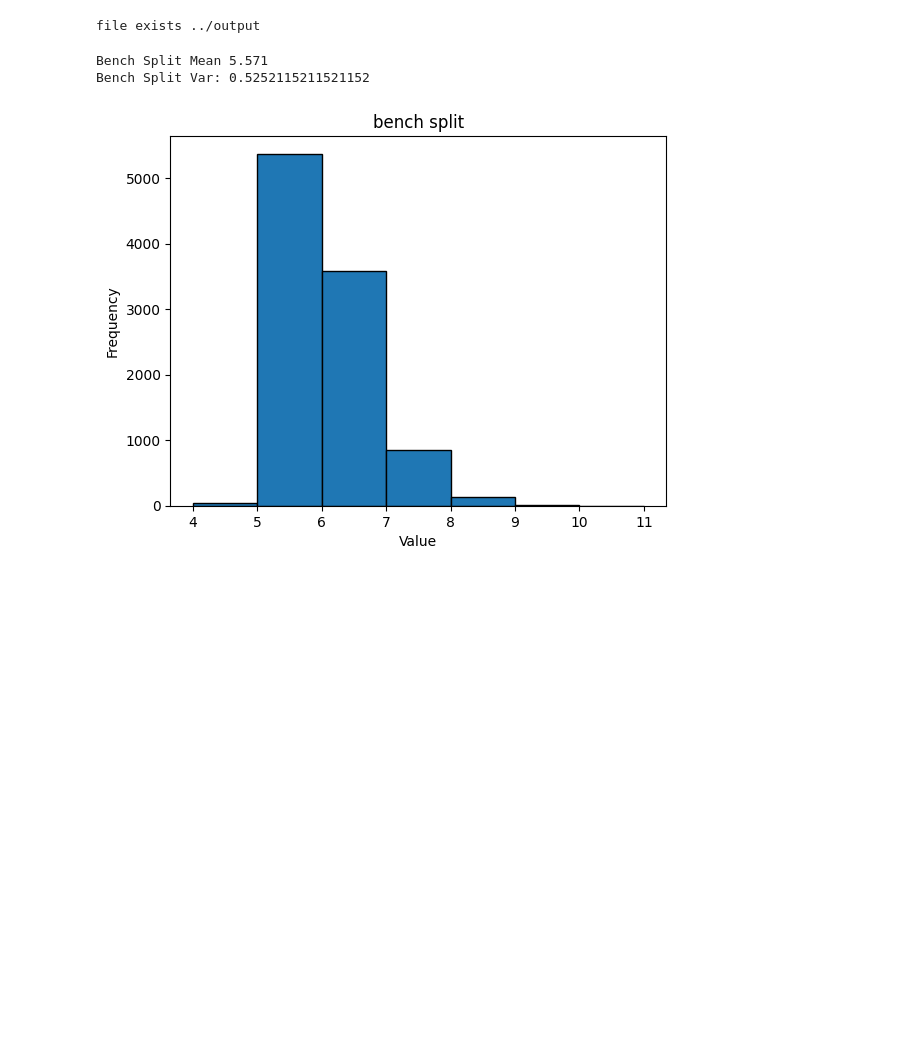
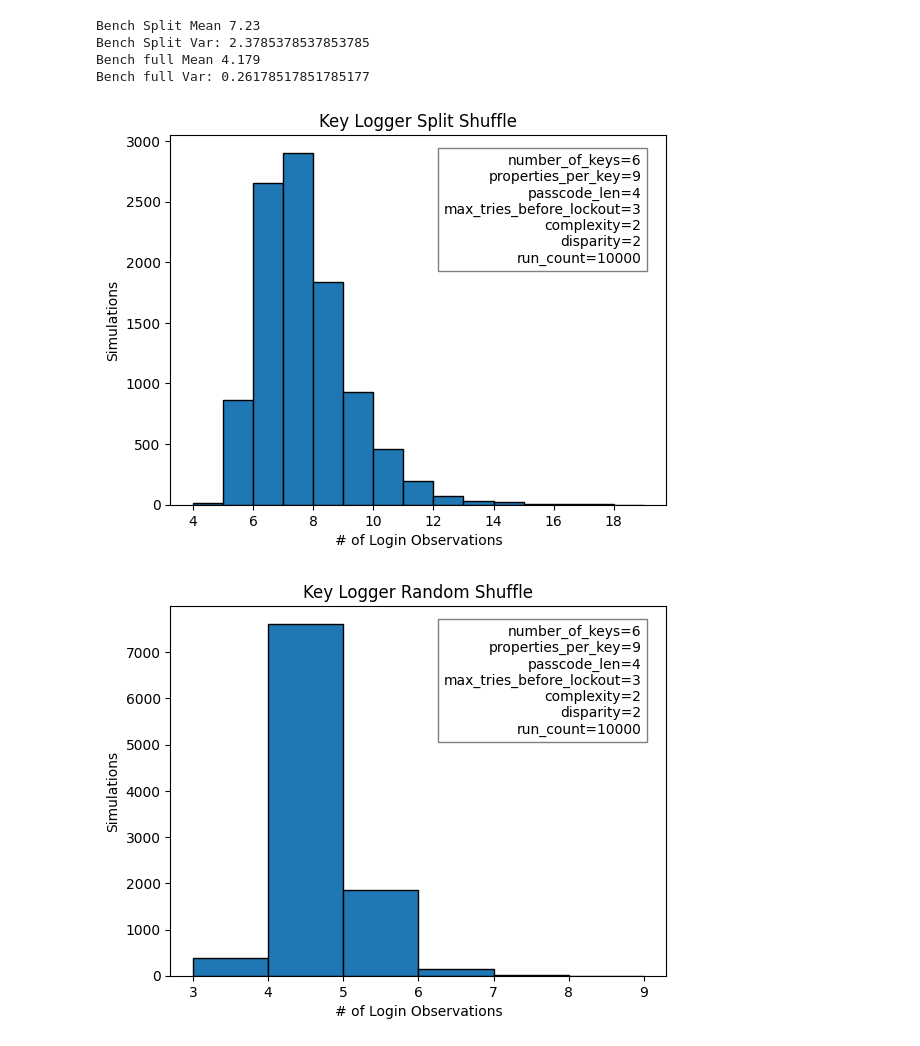
Before and after one commit to DonovanKelly/evilnkode, a Jupyter notebook: notebooks/evilkode.ipynb, the cells around one changed output. Cells and saved outputs as stored; diff of their text form; code cells hidden in the pictures; blank space fills up the shorter version.

```diff
--- a/notebooks/evilkode.ipynb
+++ b/notebooks/evilkode.ipynb
@@ -4,11 +5,11 @@ import matplotlib.pyplot as plt
 # %%
-multiple = 3
-number_of_keys=6 * multiple
-properties_per_key=12 * multiple
-passcode_len=1
-max_tries_before_lockout= 5
-complexity=1
-disparity=1
+multiple = 1
+number_of_keys=6* multiple
+properties_per_key=9 * multiple
+passcode_len=4
+max_tries_before_lockout= 3
+complexity=2
+disparity=2
 run_count=10000
 
 bench_split = shuffle_benchmark(
@@ -21,34 +22,68 @@ bench_split = shuffle_benchmark(
     disparity=disparity,
     shuffle_type=ShuffleTypes.SPLIT_SHUFFLE
 )
+
+bench_full = shuffle_benchmark(
+    number_of_keys=number_of_keys,
+    properties_per_key=properties_per_key,
+    passcode_len=passcode_len,
+    max_tries_before_lockout=max_tries_before_lockout,
+    run_count=run_count,
+    complexity=complexity,
+    disparity=disparity,
+    shuffle_type=ShuffleTypes.FULL_SHUFFLE
+)
-# %% [output]
-file exists ../output
 # %%
 print(f"Bench Split Mean {bench_split.mean}\n"
       f"Bench Split Var: {bench_split.variance}")
+print(f"Bench full Mean {bench_full.mean}\n"
+      f"Bench full Var: {bench_full.variance}")
 # %% [output]
-Bench Split Mean 5.571
-Bench Split Var: 0.5252115211521152
+Bench Split Mean 7.23
+Bench Split Var: 2.3785378537853785
+Bench full Mean 4.179
+Bench full Var: 0.26178517851785177
 # %%
-def bench_histogram(data, title):
+def bench_histogram(data, title, number_of_keys, properties_per_key,
+                    passcode_len, max_tries_before_lockout, complexity, disparity, run_count, save_path: Path = None):
     # Create the histogram
     min_val = min(data)
     max_val = max(data)
 
-    # Create bins for each integer.
-    # For example, if the data goes from 1 to 5,
-    # then bins = [1, 2, 3, 4, 5, 6]
+    # Create bins for each integer
     bins = range(min_val, max_val + 2)
     plt.hist(data, bins=bins, edgecolor='black')
 
     # Add titles and labels
     plt.title(title)
-    plt.xlabel('Value')
-    plt.ylabel('Frequency')
+    plt.xlabel('# of Login Observations')
+    plt.ylabel('Simulations')
+
+    # Display parameters as text in the plot
+    text = (f"number_of_keys={number_of_keys}\n"
+            f"properties_per_key={properties_per_key}\n"
+            f"passcode_len={passcode_len}\n"
+            f"max_tries_before_lockout={max_tries_before_lockout}\n"
+            f"complexity={complexity}\n"
+            f"disparity={disparity}\n"
+            f"run_count={run_count}")
+
+    plt.text(0.95, 0.95, text, transform=plt.gca().transAxes, fontsize=10,
+             verticalalignment='top', horizontalalignment='right', bbox=dict(facecolor='white', alpha=0.5))
+
+   # Save plot if a path is provided
+    if save_path:
+        save_path.mkdir(parents=True, exist_ok=True)
+        filename = (f"{title.replace(' ', '_')}_multi{multiple}_keys{number_of_keys}_"
+                    f"props{properties_per_key}_pass{passcode_len}_tries{max_tries_before_lockout}_"
+                    f"comp{complexity}_disp{disparity}_runs{run_count}.png")
+        plt.savefig(save_path / filename, bbox_inches='tight', dpi=300)
 
     # Display the plot
     plt.show()
 # %%
-bench_histogram(bench_split.runs, "bench split")
+bench_histogram(bench_split.runs, "Key Logger Split Shuffle", number_of_keys, properties_per_key, passcode_len, max_tries_before_lockout, complexity, disparity, run_count, Path("../output/histograms"))
+bench_histogram(bench_full.runs, "Key Logger Random Shuffle", number_of_keys, properties_per_key, passcode_len, max_tries_before_lockout, complexity, disparity, run_count, Path("../output/histograms"))
 # %% [output]
-[figure, old version]
+[figure, new version]
+[figure, added]
```
Also changed, not shown: parts of 1 cell of this notebook, 3 other files.
